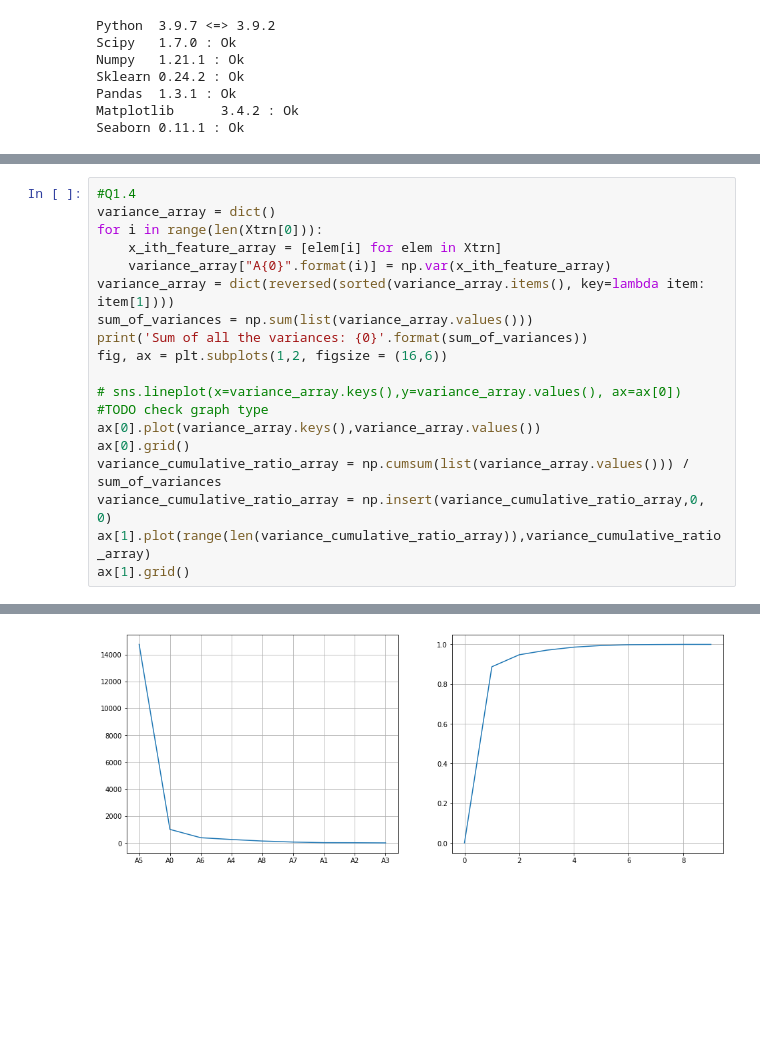
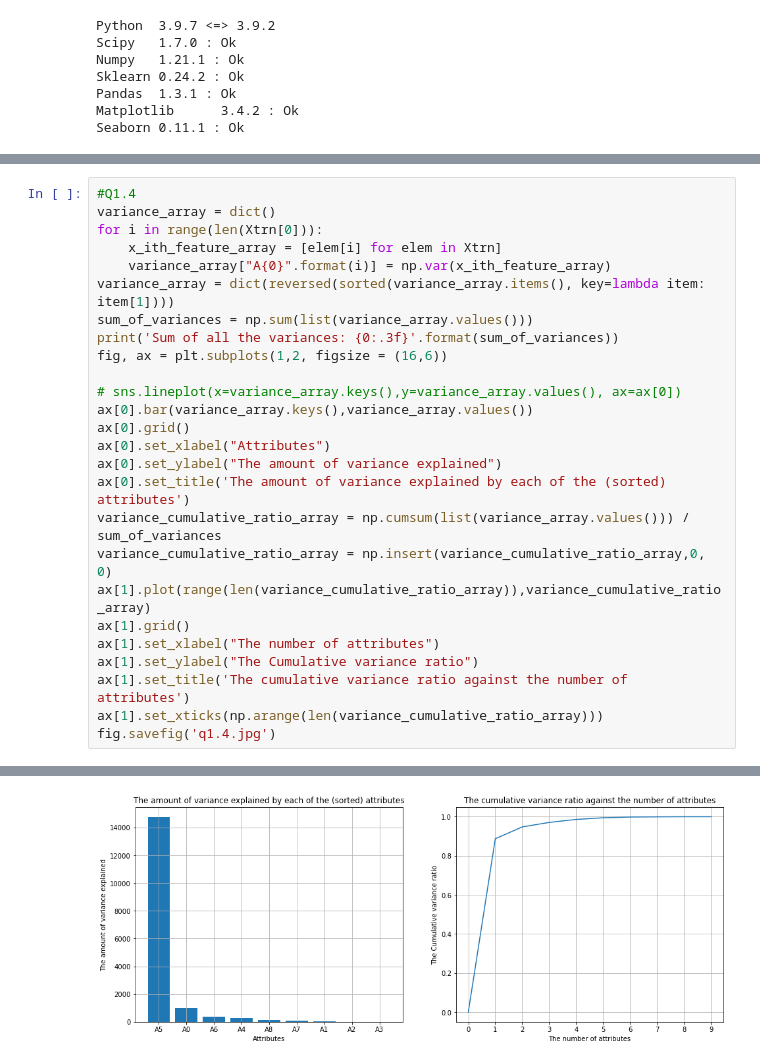
Before and after one commit to MrTooOldDriver/UoE-IAML-Coursework, a Jupyter notebook: Coursework2/coursework2_q1.ipynb, the cells around one changed output, grey strips where cells are left out. Cells and saved outputs as stored; diff of their text form; blank space fills up the shorter version.

```diff
--- a/Coursework2/coursework2_q1.ipynb
+++ b/Coursework2/coursework2_q1.ipynb
@@ -81,15 +82,22 @@ for i in range(len(Xtrn[0])):
     variance_array["A{0}".format(i)] = np.var(x_ith_feature_array)
 variance_array = dict(reversed(sorted(variance_array.items(), key=lambda item: item[1])))
 sum_of_variances = np.sum(list(variance_array.values()))
-print('Sum of all the variances: {0}'.format(sum_of_variances))
+print('Sum of all the variances: {0:.3f}'.format(sum_of_variances))
 fig, ax = plt.subplots(1,2, figsize = (16,6))
 
 # sns.lineplot(x=variance_array.keys(),y=variance_array.values(), ax=ax[0])
-#TODO check graph type
-ax[0].plot(variance_array.keys(),variance_array.values())
+ax[0].bar(variance_array.keys(),variance_array.values())
 ax[0].grid()
+ax[0].set_xlabel("Attributes")
+ax[0].set_ylabel("The amount of variance explained")
+ax[0].set_title('The amount of variance explained by each of the (sorted) attributes')
 variance_cumulative_ratio_array = np.cumsum(list(variance_array.values())) / sum_of_variances
 variance_cumulative_ratio_array = np.insert(variance_cumulative_ratio_array,0, 0)
 ax[1].plot(range(len(variance_cumulative_ratio_array)),variance_cumulative_ratio_array)
 ax[1].grid()
+ax[1].set_xlabel("The number of attributes")
+ax[1].set_ylabel("The Cumulative variance ratio")
+ax[1].set_title('The cumulative variance ratio against the number of attributes')
+ax[1].set_xticks(np.arange(len(variance_cumulative_ratio_array)))
+fig.savefig('q1.4.jpg')
 # %% [output]
@@ -97 +105 @@ Sum of all the variances: 16621.85711886551
-[figure, old version]
+[figure, new version]
```
Also changed, not shown: parts of 14 cells of this notebook, 19 other files.
